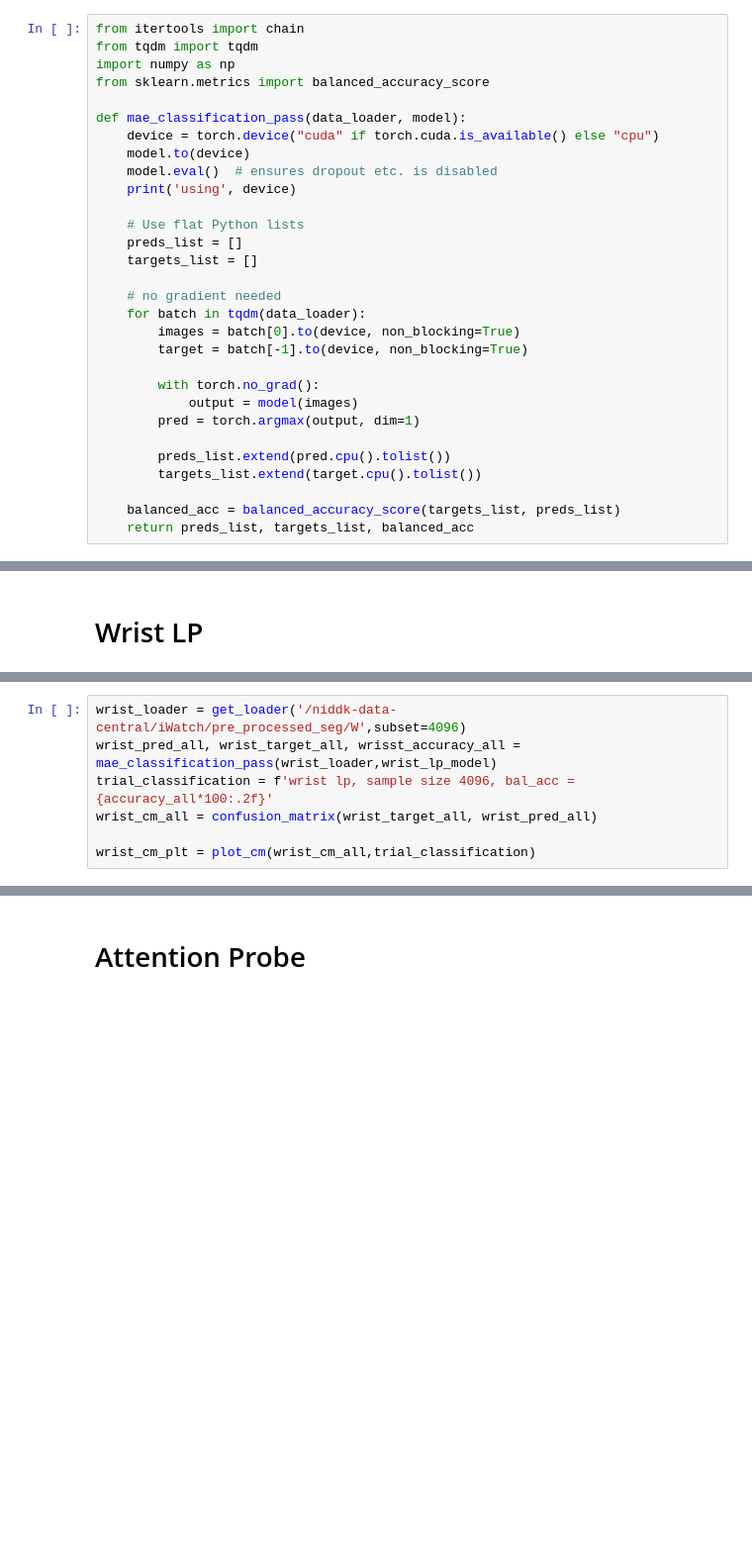
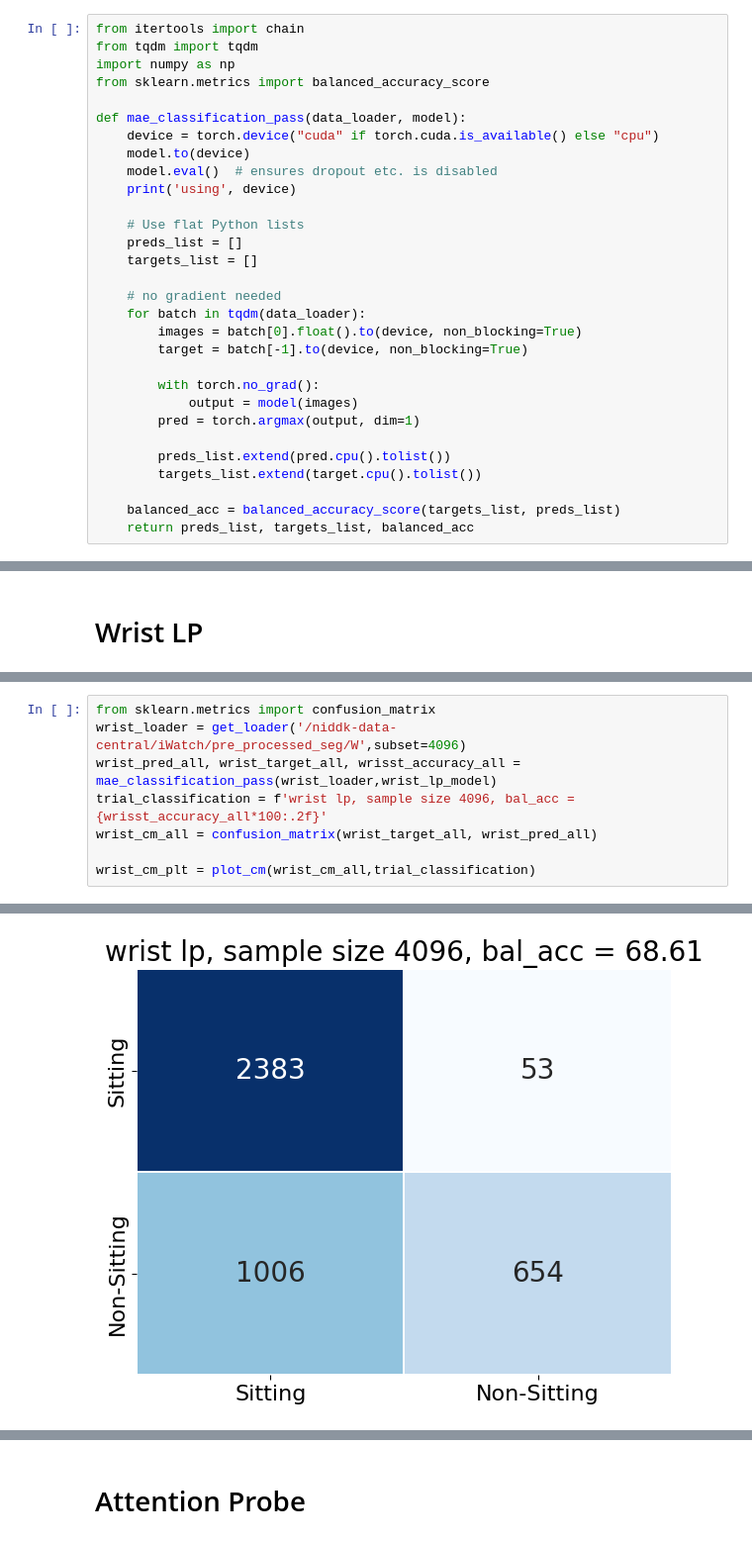
Before and after one commit to yuc0805/DeepPostures_MAE, a Jupyter notebook: MoCA/confusion_matrix.ipynb, the cells around one changed output, grey strips where cells are left out. Shown at 99% size. Saved outputs shown, nothing was run; the diff lists cells and outputs as text; blank space fills up the shorter version.

```diff
--- a/MoCA/confusion_matrix.ipynb
+++ b/MoCA/confusion_matrix.ipynb
@@ -61,7 +96,7 @@ def mae_classification_pass(data_loader, model):
 
     # no gradient needed
     for batch in tqdm(data_loader):
-        images = batch[0].to(device, non_blocking=True)
+        images = batch[0].float().to(device, non_blocking=True)
         target = batch[-1].to(device, non_blocking=True)
 
         with torch.no_grad():
@@ -135,12 +203,14 @@ wrist_lp_model.load_state_dict(wrist_lp_checkpoint, strict=True)
 # %% [output]
 <All keys matched successfully>
 # %%
+from sklearn.metrics import confusion_matrix
 wrist_loader = get_loader('/niddk-data-central/iWatch/pre_processed_seg/W',subset=4096)
 wrist_pred_all, wrist_target_all, wrisst_accuracy_all = mae_classification_pass(wrist_loader,wrist_lp_model)
-trial_classification = f'wrist lp, sample size 4096, bal_acc = {accuracy_all*100:.2f}'
+trial_classification = f'wrist lp, sample size 4096, bal_acc = {wrisst_accuracy_all*100:.2f}'
 wrist_cm_all = confusion_matrix(wrist_target_all, wrist_pred_all)
 
 wrist_cm_plt = plot_cm(wrist_cm_all,trial_classification)
 # %% [output]
 using cuda
+[figure, added]
 # %%
```
Also changed, not shown: parts of 13 cells of this notebook, 2 other files.
